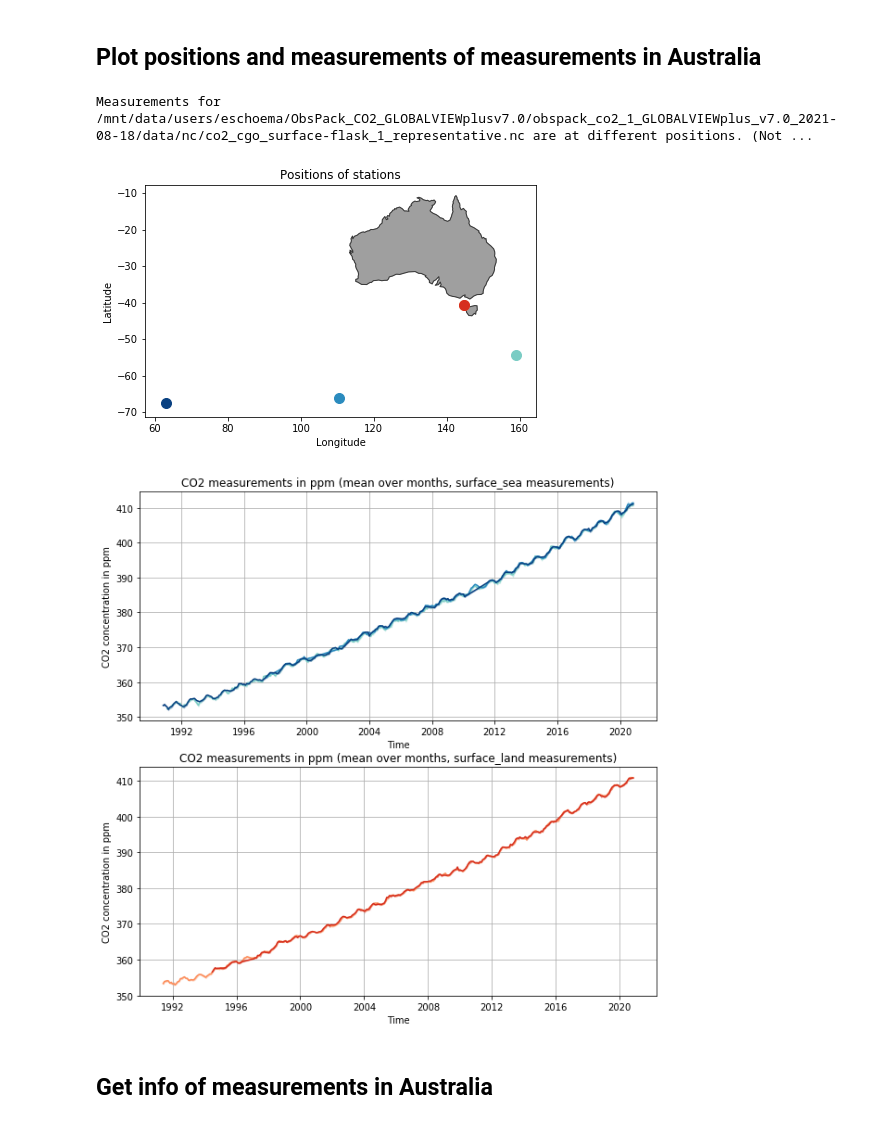
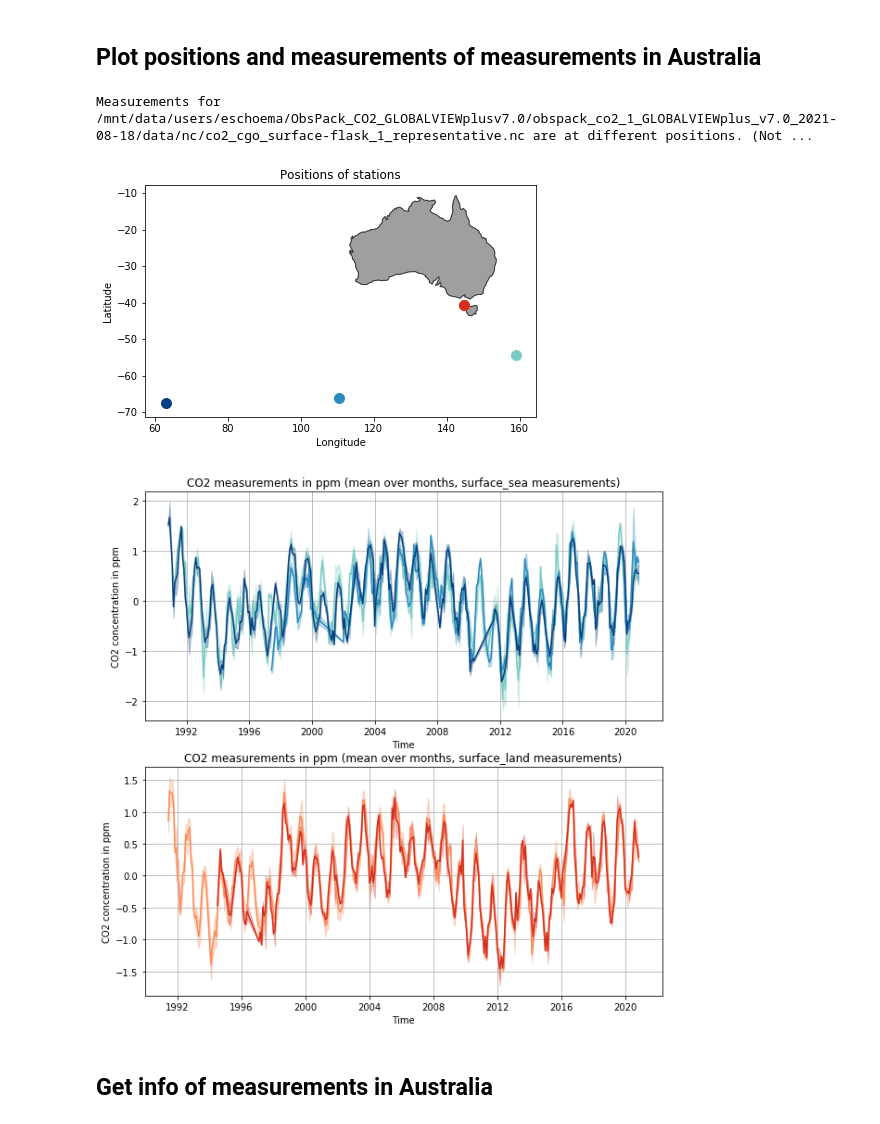
Before and after one commit to christopher-lw/ColumnFLEXPART, a Jupyter notebook: open_data/open_obspack.ipynb, the cells around one changed output. Cells and saved outputs as stored; diff of their text form; code cells hidden in the pictures.

Commit message:
New mwthod for detrending based on numpy polyfit and incoorperation in open_obspack

```diff
--- a/open_data/open_obspack.ipynb
+++ b/open_data/open_obspack.ipynb
@@ -22,8 +21,7 @@ os.chdir(dir)
 ## How to get data from file
 # %%
 #print(os.listdir("/mnt/data/users/eschoema/ObsPack_CO2_GLOBALVIEWplusv7.0/obspack_co2_1_GLOBALVIEWplus_v7.0_2021-08-18/data/nc/"))
-os.chdir("/mnt/data/users/eschoema/ObsPack_CO2_GLOBALVIEWplusv7.0")
-file = 'obspack_co2_1_GLOBALVIEWplus_v7.0_2021-08-18/data/nc/co2_chl_surface-insitu_6_allvalid.nc'
+file = '/mnt/data/users/eschoema/ObsPack_CO2_GLOBALVIEWplusv7.0/obspack_co2_1_GLOBALVIEWplus_v7.0_2021-08-18/data/nc/co2_chl_surface-insitu_6_allvalid.nc'
 
 dataset = xr.open_mfdataset(file, combine='by_coords',concat_dim='None')
 #dataset.value_std_dev.values
@@ -79,7 +77,7 @@ cmaps = ["GnBu", "OrRd"] #["rainbow"]#
 clip = [350, 430]
 mean = "months"
 err_mode = "std_dev"
-detrend_flag = False
+detrend_flag = True
 min_time = np.datetime64("1900")
 ########################### inputs ####################################
 
@@ -119,33 +117,33 @@ for i,key in enumerate(types):
 
         dataset = xr.open_mfdataset(f, combine='by_coords',concat_dim='None')
 
         try:
             assert len(np.unique(dataset.longitude)) == 1
         except AssertionError:
             print(f"Measurements for {f} are at different positions. (Not shown)")
             continue
 
         ax1.scatter(dataset.longitude[0], dataset.latitude[0], color=colors[j], s=100)
 
         values, errors, times = avg_by_time(dataset, mean_ind, err_mode)
         values = values*1e6
         errors = errors*1e6
         mask = (clip[0] < values) * (values < clip[1]) * (times > min_time) if clip is not None else times > min_time
         values = values[mask]
         times = times[mask]
         if len(values) == 0:
             continue
-        values = detrend(values) if detrend_flag else values
+        values = detrend_numpy(times.astype("float64"),values,2) if detrend_flag else values
         try:
             a.fill_between(times, values-errors, values+errors, alpha=0.3, color=colors[j])
         except:
             None
 
         a.plot(times, values, color=colors[j])
 
 #fig1.savefig("/home/clueken/master/open_data/figures/obspack/map_surface.pdf")
-fig2.savefig("/home/clueken/master/open_data/figures/obspack/data_sea_land.pdf")
+#fig2.savefig("/home/clueken/master/open_data/figures/obspack/data_sea_land.pdf")
 # %% [output]
 Measurements for /mnt/data/users/eschoema/ObsPack_CO2_GLOBALVIEWplusv7.0/obspack_co2_1_GLOBALVIEWplus_v7.0_2021-08-18/data/nc/co2_cgo_surface-flask_1_representative.nc are at different positions. (Not ...
 [figure]
-[figure, old version]
+[figure, new version]
```
Also changed, not shown: parts of 7 cells of this notebook, 1 other file.
